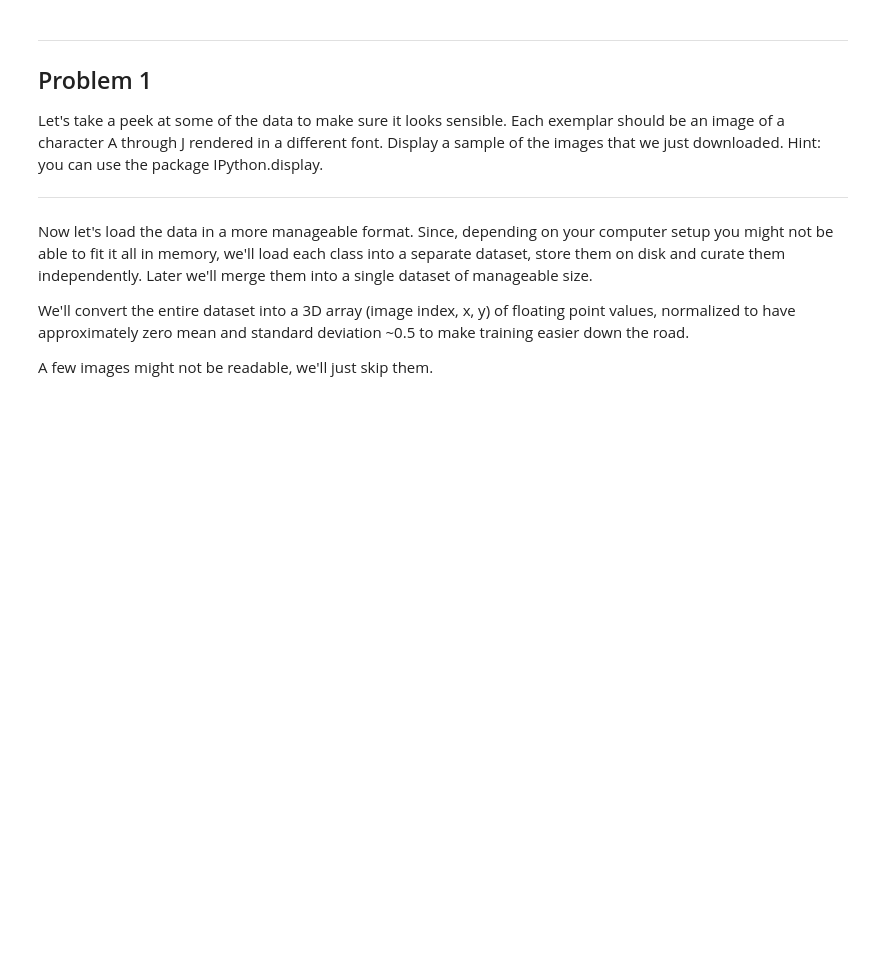
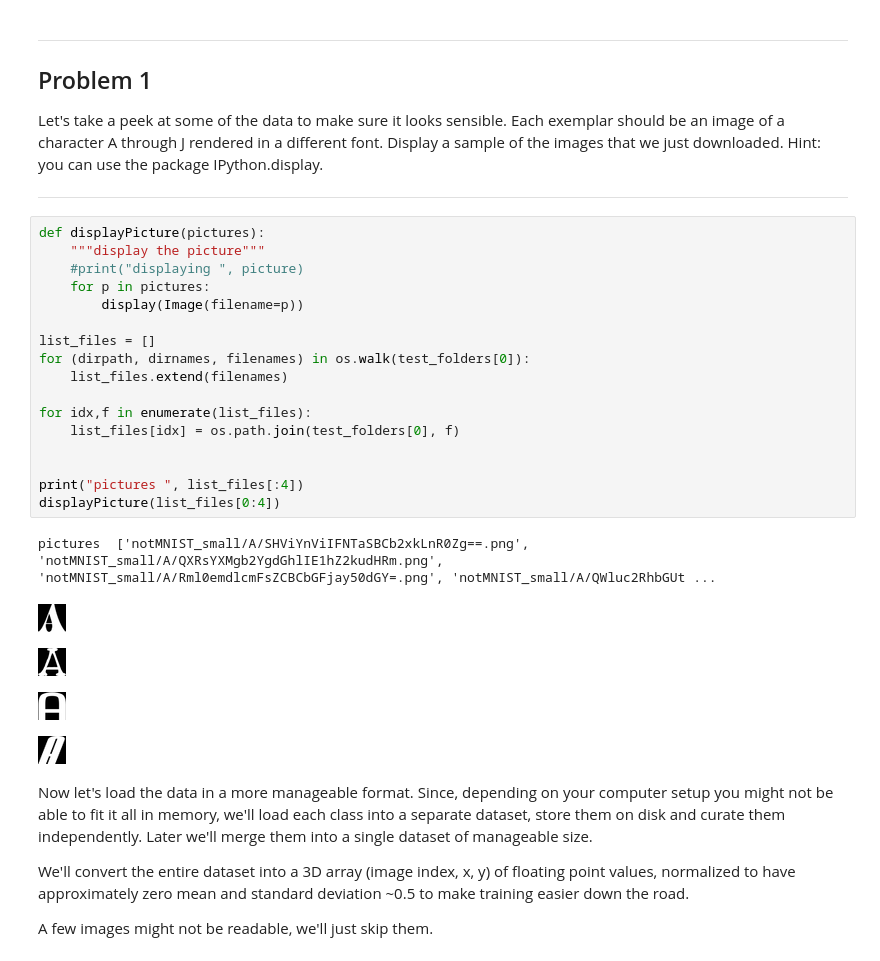
Before and after one commit to tristancabel/big_data_tlk, a Jupyter notebook: udacity_deep_learning/1_notmnist.ipynb, the cells around one changed output. Cells and saved outputs as stored; diff of their text form; blank space fills up the shorter version.

```diff
--- a/udacity_deep_learning/1_notmnist.ipynb
+++ b/udacity_deep_learning/1_notmnist.ipynb
@@ -108,6 +110,29 @@ Problem 1
 Let's take a peek at some of the data to make sure it looks sensible. Each exemplar should be an image of a character A through J rendered in a different font. Display a sample of the images that we just downloaded. Hint: you can use the package IPython.display.
 
 ---
+# %%
+def displayPicture(pictures):
+    """display the picture"""
+    #print("displaying ", picture)
+    for p in pictures:
+        display(Image(filename=p))
+
+list_files = []
+for (dirpath, dirnames, filenames) in os.walk(test_folders[0]):
+    list_files.extend(filenames)
+
+for idx,f in enumerate(list_files):
+    list_files[idx] = os.path.join(test_folders[0], f)
+
+
+print("pictures ", list_files[:4])
+displayPicture(list_files[0:4])
+# %% [output]
+pictures  ['notMNIST_small/A/SHViYnViIFNTaSBCb2xkLnR0Zg==.png', 'notMNIST_small/A/QXRsYXMgb2YgdGhlIE1hZ2kudHRm.png', 'notMNIST_small/A/Rml0emdlcmFsZCBCbGFjay50dGY=.png', 'notMNIST_small/A/QWluc2RhbGUt ...
+[figure, added]
+[figure, added]
+[figure, added]
+[figure, added]
 # %% [markdown]
 Now let's load the data in a more manageable format. Since, depending on your computer setup you might not be able to fit it all in memory, we'll load each class into a separate dataset, store them on disk and curate them independently. Later we'll merge them into a single dataset of manageable size.
 
```
Also changed, not shown: parts of 8 cells of this notebook, 2 other files.
